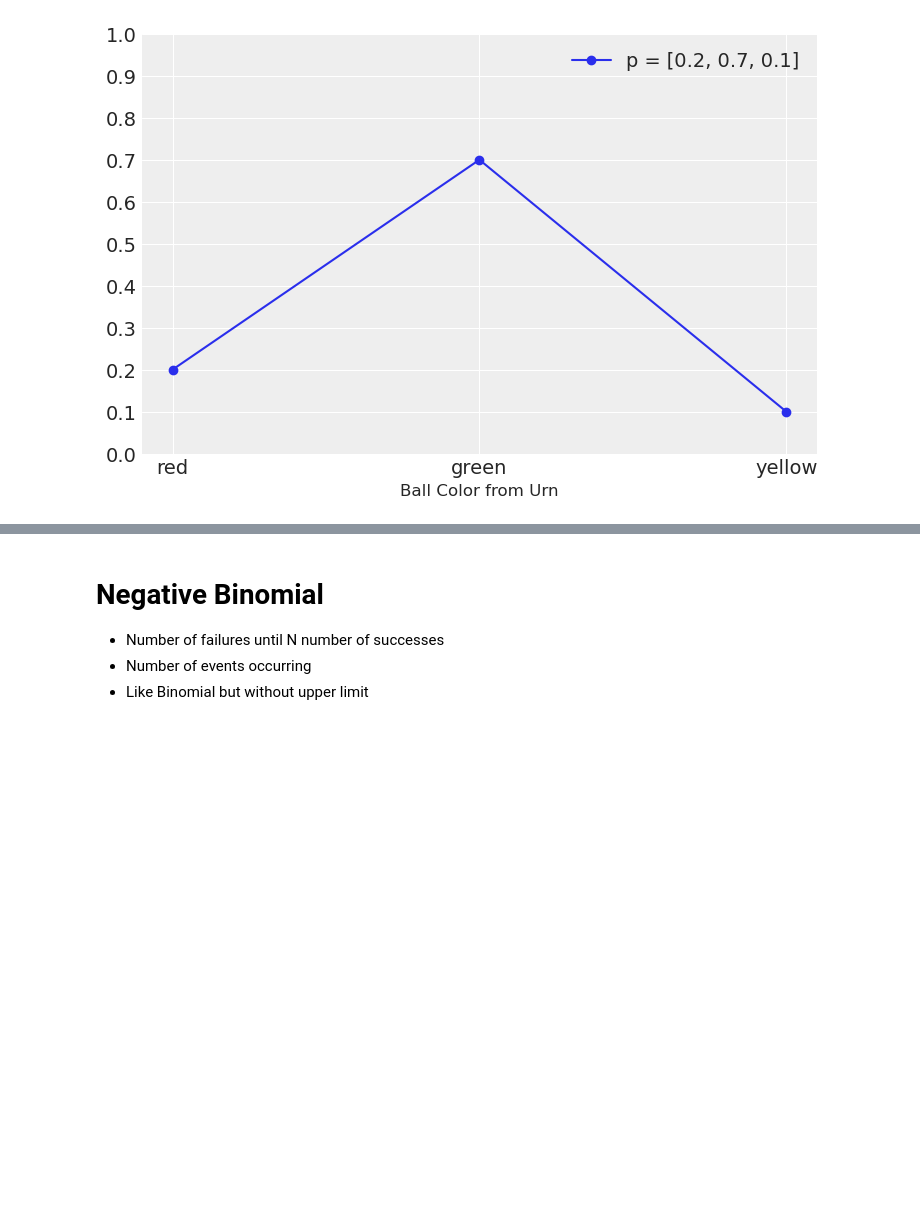
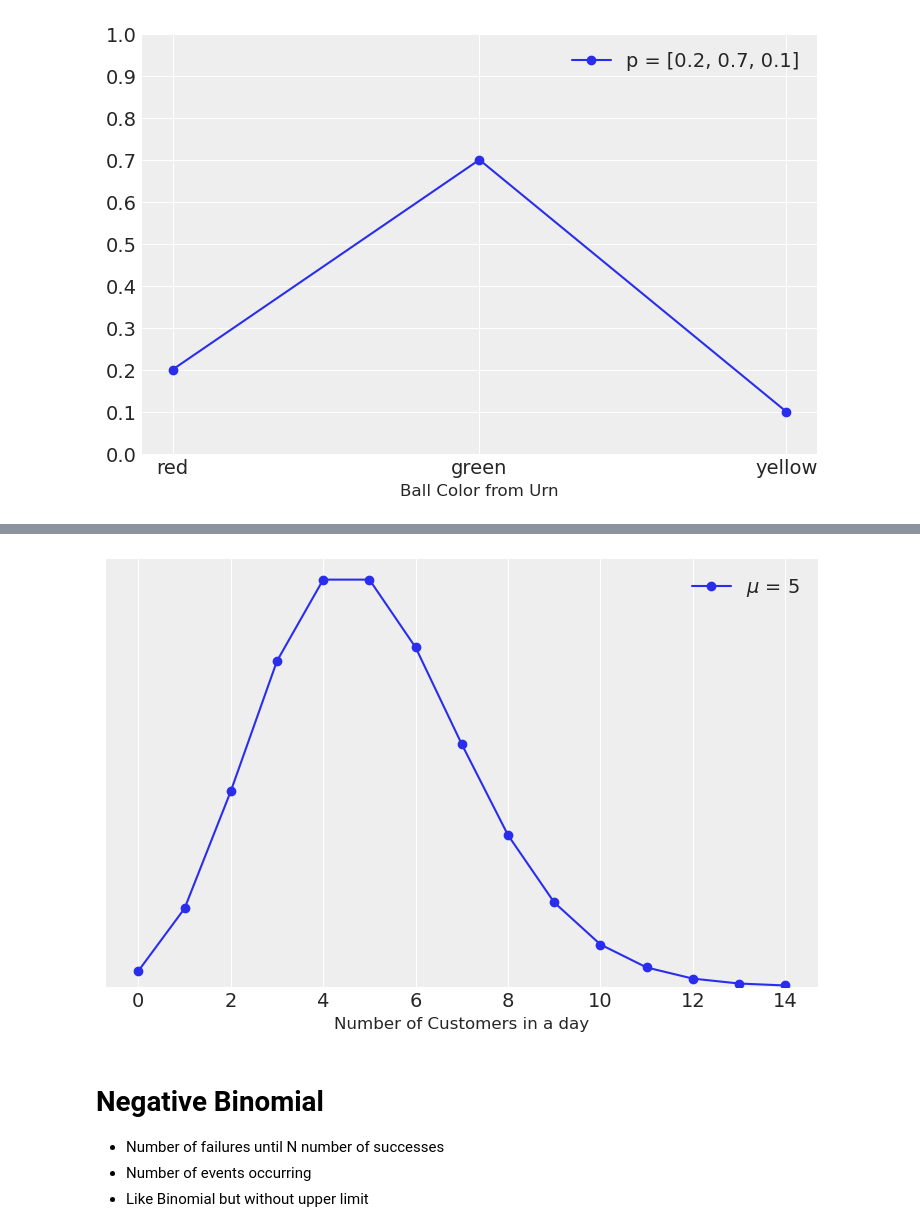
Before and after one commit to AlexAndorra/notebooks-experiments, a Jupyter notebook: Common Distributions-Distributions.ipynb, the cells around one changed output, grey strips where cells are left out. Drawn from its saved outputs; the diff is of its cells as text; code cells hidden in the pictures; blank space fills up the shorter version.

```diff
--- a/Common Distributions-Distributions.ipynb
+++ b/Common Distributions-Distributions.ipynb
@@ -107,3 +126,11 @@ plt.yticks(np.arange(0, 1.1,.1));
+# %%
+x = np.arange(0, 15)
+m = 5
+pmf = stats.poisson.pmf(x, m)
+plt.plot(x, pmf, '-o', label='$\mu$ = {}'.format(m))
+plot_format("Number of Customers in a day");
+# %% [output]
+[figure, added]
 # %% [markdown]
 # Negative Binomial
 * Number of failures until N number of successes
```
Also changed, not shown: parts of 19 cells of this notebook.
